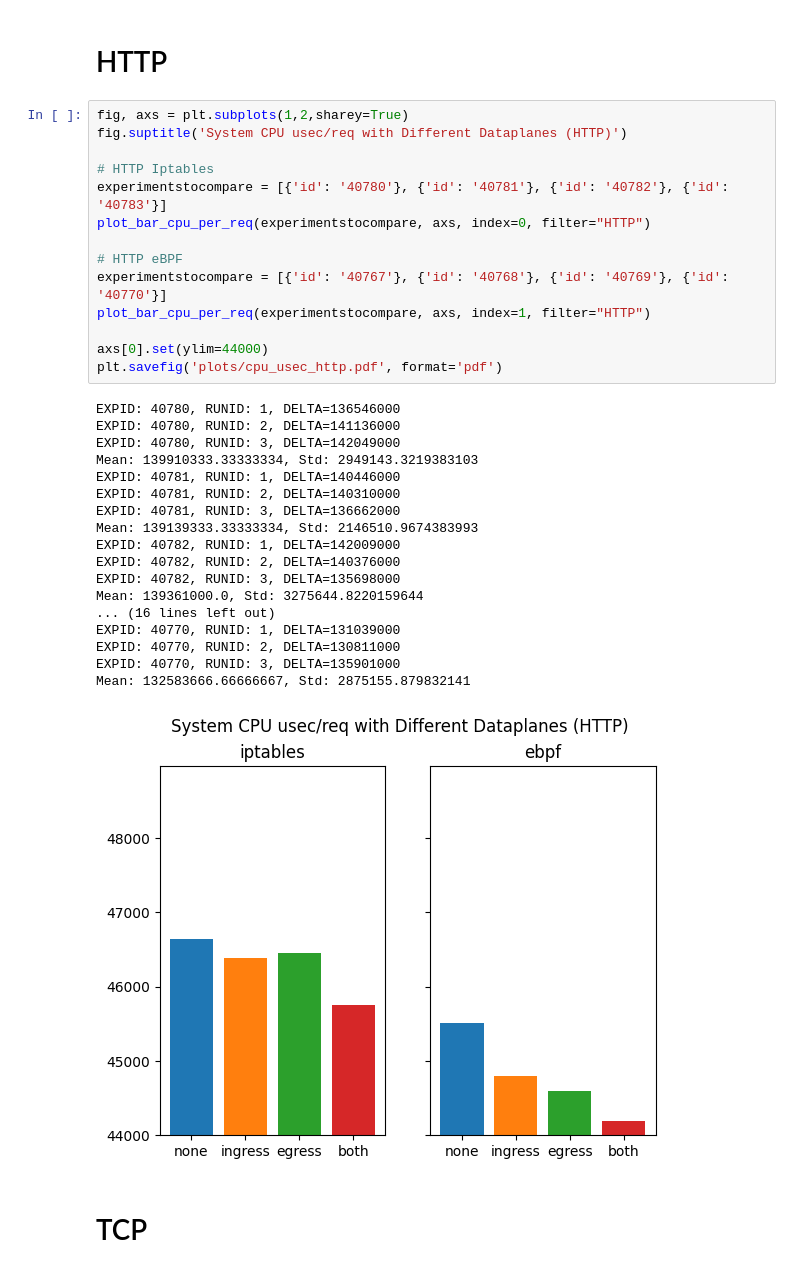
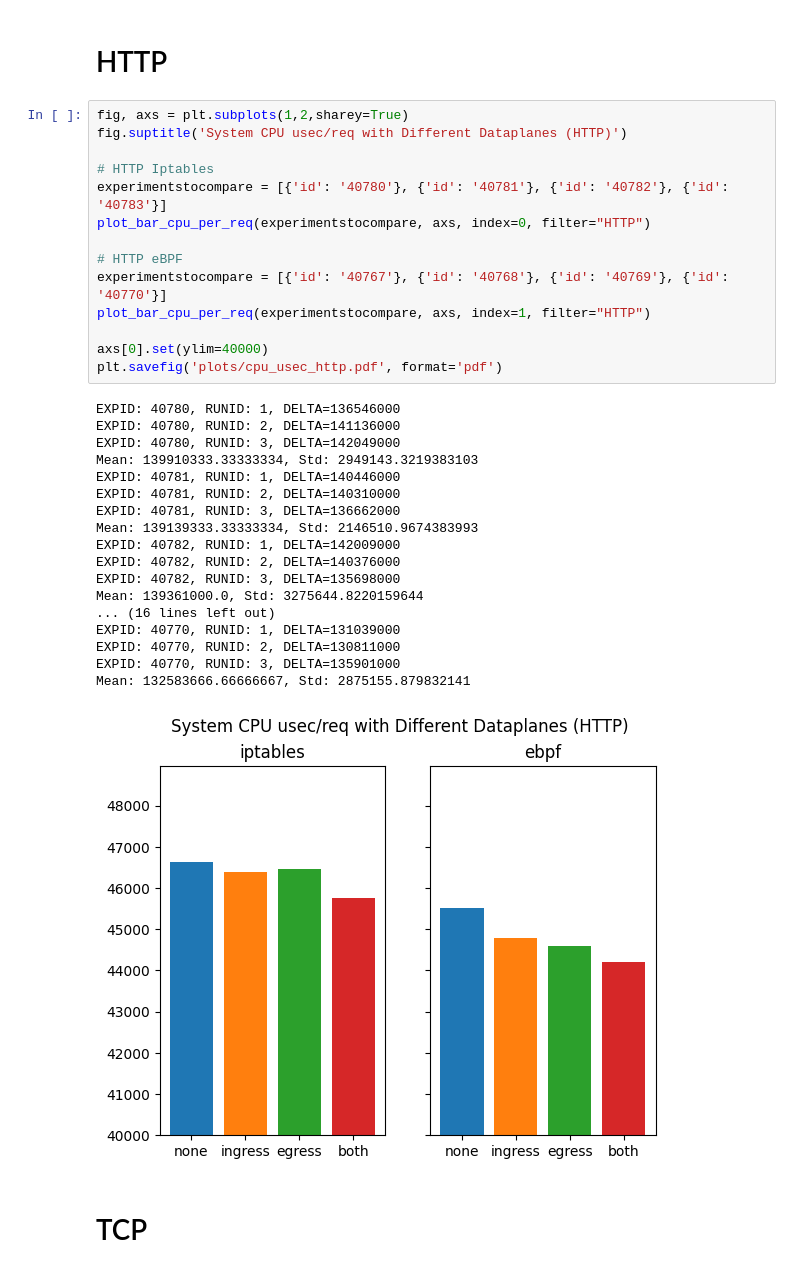
Before and after one commit to EmilZackrisson/thesis, a Jupyter notebook: Analysis/cgroup.ipynb, the cells around one changed output. Drawn from its saved outputs; the diff is of its cells as text.

Commit message:
set new ylim

```diff
--- a/Analysis/cgroup.ipynb
+++ b/Analysis/cgroup.ipynb
@@ -191,35 +191,35 @@ Mean: 129603000.0, Std: 1081308.0042245132
 fig, axs = plt.subplots(1,2,sharey=True)
 fig.suptitle('System CPU usec/req with Different Dataplanes (HTTP)')
 
 # HTTP Iptables
 experimentstocompare = [{'id': '40780'}, {'id': '40781'}, {'id': '40782'}, {'id': '40783'}]
 plot_bar_cpu_per_req(experimentstocompare, axs, index=0, filter="HTTP")
 
 # HTTP eBPF
 experimentstocompare = [{'id': '40767'}, {'id': '40768'}, {'id': '40769'}, {'id': '40770'}]
 plot_bar_cpu_per_req(experimentstocompare, axs, index=1, filter="HTTP")
 
-axs[0].set(ylim=44000)
+axs[0].set(ylim=40000)
 plt.savefig('plots/cpu_usec_http.pdf', format='pdf')
 # %% [output]
 EXPID: 40780, RUNID: 1, DELTA=136546000
 EXPID: 40780, RUNID: 2, DELTA=141136000
 EXPID: 40780, RUNID: 3, DELTA=142049000
 Mean: 139910333.33333334, Std: 2949143.3219383103
 EXPID: 40781, RUNID: 1, DELTA=140446000
 EXPID: 40781, RUNID: 2, DELTA=140310000
 EXPID: 40781, RUNID: 3, DELTA=136662000
 Mean: 139139333.33333334, Std: 2146510.9674383993
 EXPID: 40782, RUNID: 1, DELTA=142009000
 EXPID: 40782, RUNID: 2, DELTA=140376000
 EXPID: 40782, RUNID: 3, DELTA=135698000
 Mean: 139361000.0, Std: 3275644.8220159644
 ... (16 lines left out)
 EXPID: 40770, RUNID: 1, DELTA=131039000
 EXPID: 40770, RUNID: 2, DELTA=130811000
 EXPID: 40770, RUNID: 3, DELTA=135901000
 Mean: 132583666.66666667, Std: 2875155.879832141
-[figure, old version]
+[figure, new version]
 # %% [markdown]
 # TCP
 # %%
```
Also changed, not shown: 5 other files.
